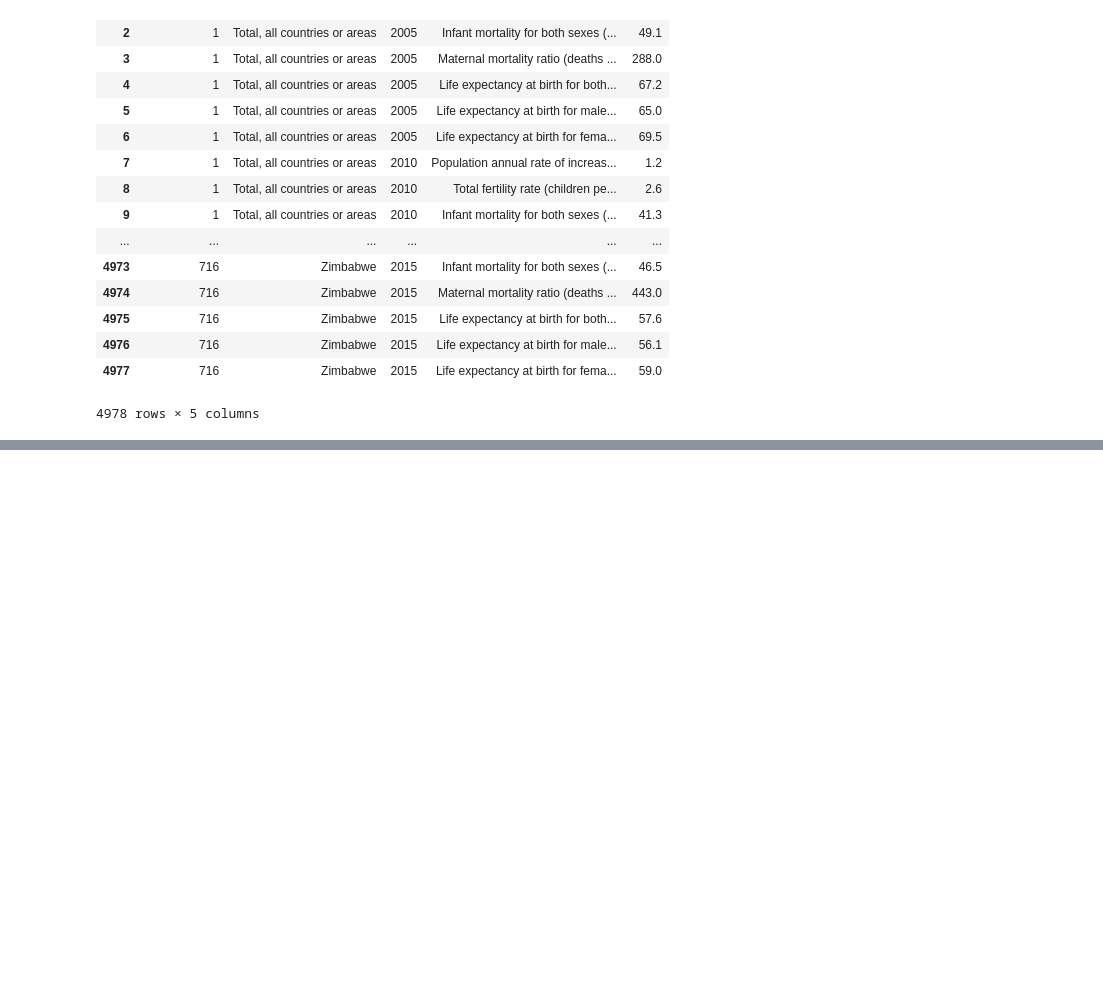
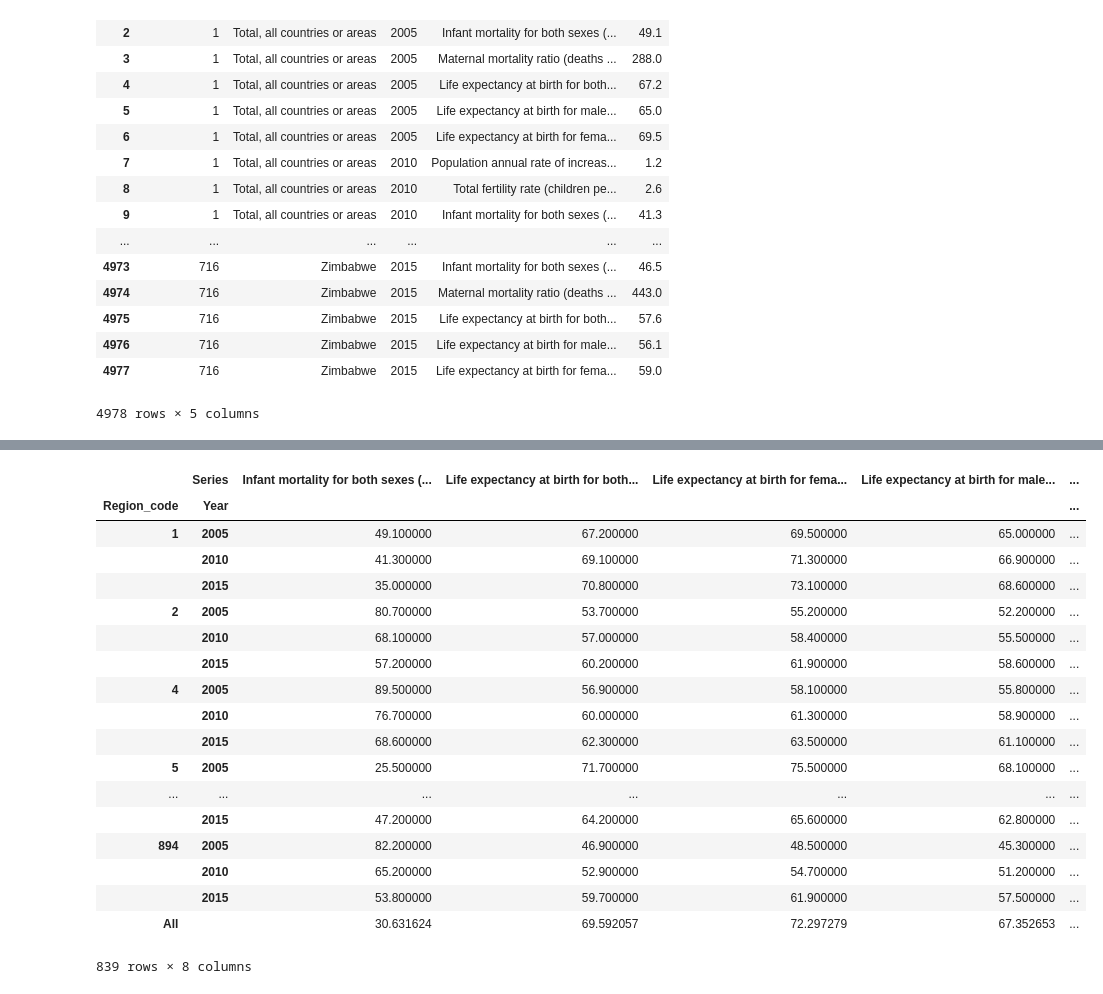
Before and after one commit to LauraMenefee/Summer2019_group_project, a Jupyter notebook: group_project.ipynb, the cells around one changed output, grey strips where cells are left out. Cells and saved outputs as stored; diff of their text form; code cells hidden in the pictures; blank space fills up the shorter version.

```diff
--- a/group_project.ipynb
+++ b/group_project.ipynb
@@ -150,15 +151,3 @@ new_df.describe
 4977       Life expectancy at birth for females (years)   59.0
 
 [4978 rows x 5 columns]>
-# %%
-#finds rows where the region code represents regions and doesn't represent countries
-#Isolating countries from regions
-#new_df.loc[df['Region_code'] == 1 or ]
-regions = [1,2,15,202,14,17, 18, 11, 19, 419, 29, 13, 5, 3, 21, 142, 143, 30, 35, 34, 145, 150,
-           151, 154, 39, 155, 9, 53, 54, 57,61]
-#country_df = new_df.loc[df['Region_code'] not in regions
-for region in regions:
-    for ind in new_df.index:
-        if new_df['Region_code'][ind] == region:
-            new_df.drop(new_df.index[ind], inplace = True)
-            #country_df = new_df.drop('Region_code', inplace=True)
@@ -208,0 +236,9 @@ country_df
+# %%
+#Convert Series column into different columns to work with data
+pivotTableDF = pd.pivot_table(new_df,
+                              index=('Region_code','Year'),
+                              columns='Series',
+                              values='Value',
+                              margins=True)
+
+# pd.pivot_table(df, values='Value', index=['RegionCode', 'RegionName','Year'], columns=['Series'])
@@ -208,0 +255,2 @@ country_df
+# %%
+df = pivotTableDF
@@ -208,0 +269,22 @@ country_df
+# %%
+df
+# %% [output]
+|  | Series | Infant mortality for both sexes (... | Life expectancy at birth for both... | Life expectancy at birth for fema... | Life expectancy at birth for male... | ... |
+| Region_code | Year |  |  |  |  | ... |
+| 1 | 2005 | 49.100000 | 67.200000 | 69.500000 | 65.000000 | ... |
+|  | 2010 | 41.300000 | 69.100000 | 71.300000 | 66.900000 | ... |
+|  | 2015 | 35.000000 | 70.800000 | 73.100000 | 68.600000 | ... |
+| 2 | 2005 | 80.700000 | 53.700000 | 55.200000 | 52.200000 | ... |
+|  | 2010 | 68.100000 | 57.000000 | 58.400000 | 55.500000 | ... |
+|  | 2015 | 57.200000 | 60.200000 | 61.900000 | 58.600000 | ... |
+| 4 | 2005 | 89.500000 | 56.900000 | 58.100000 | 55.800000 | ... |
+|  | 2010 | 76.700000 | 60.000000 | 61.300000 | 58.900000 | ... |
+|  | 2015 | 68.600000 | 62.300000 | 63.500000 | 61.100000 | ... |
+| 5 | 2005 | 25.500000 | 71.700000 | 75.500000 | 68.100000 | ... |
+| ... | ... | ... | ... | ... | ... | ... |
+|  | 2015 | 47.200000 | 64.200000 | 65.600000 | 62.800000 | ... |
+| 894 | 2005 | 82.200000 | 46.900000 | 48.500000 | 45.300000 | ... |
+|  | 2010 | 65.200000 | 52.900000 | 54.700000 | 51.200000 | ... |
+|  | 2015 | 53.800000 | 59.700000 | 61.900000 | 57.500000 | ... |
+| All |  | 30.631624 | 69.592057 | 72.297279 | 67.352653 | ... |
+839 rows × 8 columns
```
Also changed, not shown: parts of 18 cells of this notebook.
